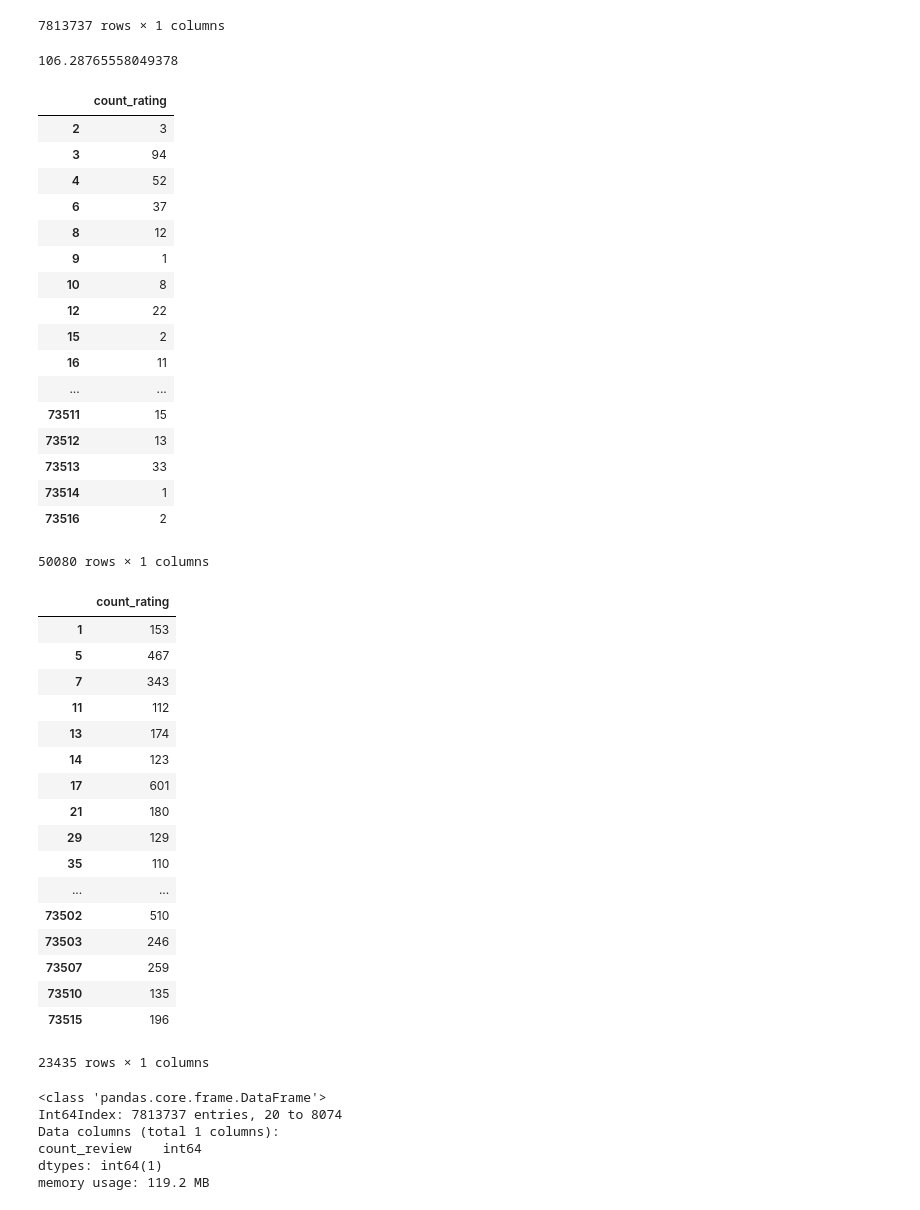
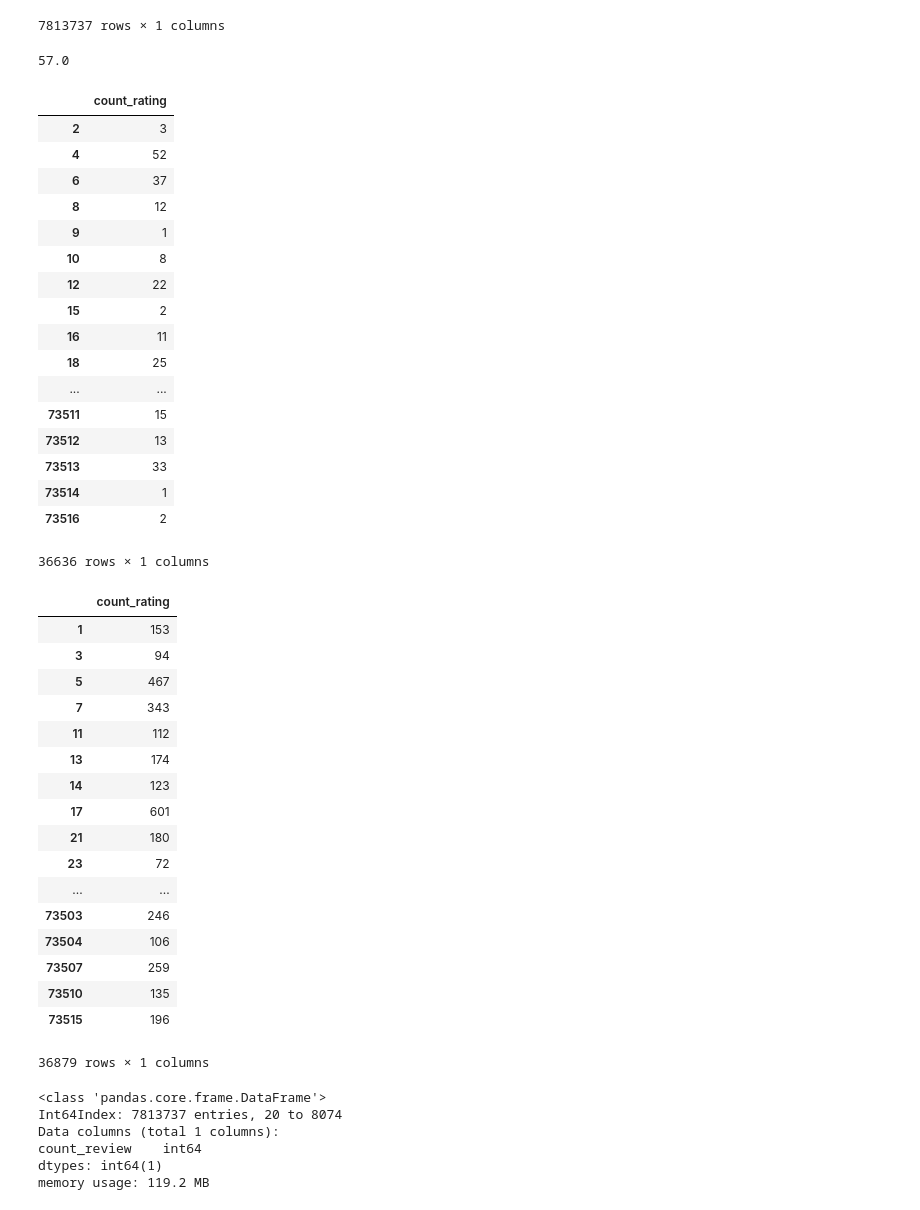
Before and after one commit to Agotsulov/ML-7bits, a Jupyter notebook: week05_workshop_05-01-clustering-workshop.ipynb, the cells around one changed output. Drawn from its saved outputs; the diff is of its cells as text; code cells hidden in the pictures.

```diff
--- a/week05_workshop_05-01-clustering-workshop.ipynb
+++ b/week05_workshop_05-01-clustering-workshop.ipynb
@@ -268,14 +268,13 @@ anime_watches
 | 8074 | 23065 |
 7813737 rows × 1 columns
 # %%
-mean_rating = user_rating['count_rating'].mean()
+mean_rating = user_rating['count_rating'].median()
 print(mean_rating)
 user_rating[user_rating['count_rating'] < mean_rating]
 # %% [output]
-106.28765558049378
+57.0
 |  | count_rating |
 | 2 | 3 |
-| 3 | 94 |
 | 4 | 52 |
 | 6 | 37 |
 | 8 | 12 |
@@ -284,13 +283,14 @@ user_rating[user_rating['count_rating'] < mean_rating]
 | 12 | 22 |
 | 15 | 2 |
 | 16 | 11 |
+| 18 | 25 |
 | ... | ... |
 | 73511 | 15 |
 | 73512 | 13 |
 | 73513 | 33 |
 | 73514 | 1 |
 | 73516 | 2 |
-50080 rows × 1 columns
+36636 rows × 1 columns
 # %%
 
 user_rating = user_rating.drop(user_rating[user_rating['count_rating'] < mean_rating].index)
@@ -299,6 +299,7 @@ user_rating
 # %% [output]
 |  | count_rating |
 | 1 | 153 |
+| 3 | 94 |
 | 5 | 467 |
 | 7 | 343 |
 | 11 | 112 |
@@ -306,13 +307,12 @@ user_rating
 | 14 | 123 |
 | 17 | 601 |
 | 21 | 180 |
-| 29 | 129 |
-| 35 | 110 |
+| 23 | 72 |
 | ... | ... |
-| 73502 | 510 |
 | 73503 | 246 |
+| 73504 | 106 |
 | 73507 | 259 |
 | 73510 | 135 |
 | 73515 | 196 |
-23435 rows × 1 columns
+36879 rows × 1 columns
 # %%
```
Also changed, not shown: parts of 14 cells of this notebook.
